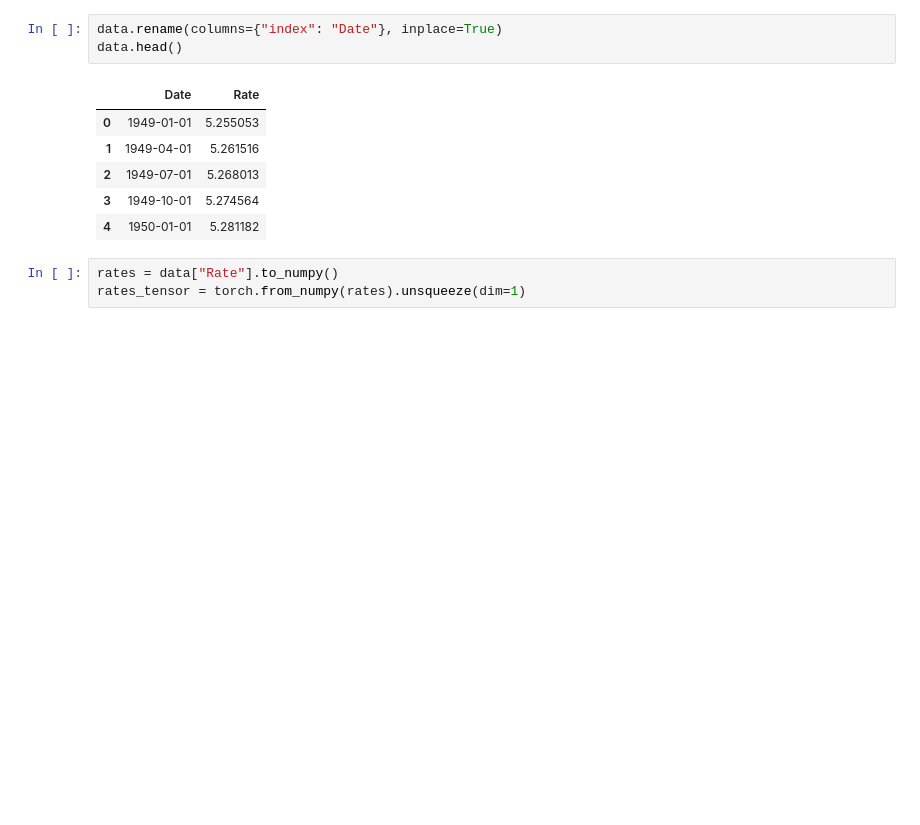
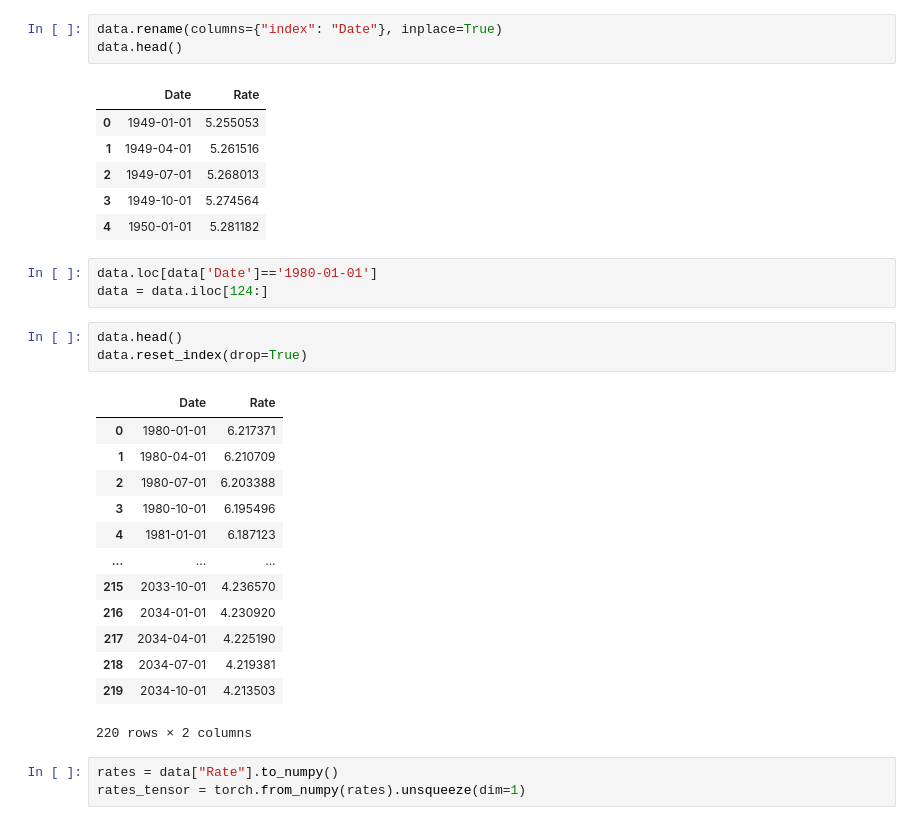
Before and after one commit to alt-rahul/regression, a Jupyter notebook: train.ipynb, the cells around one changed output. Cells and saved outputs as stored; diff of their text form; blank space fills up the shorter version.

```diff
--- a/train.ipynb
+++ b/train.ipynb
@@ -66,6 +66,26 @@ data.head()
 | 2 | 1949-07-01 | 5.268013 |
 | 3 | 1949-10-01 | 5.274564 |
 | 4 | 1950-01-01 | 5.281182 |
+# %%
+data.loc[data['Date']=='1980-01-01']
+data = data.iloc[124:]
+# %%
+data.head()
+data.reset_index(drop=True)
+# %% [output]
+|  | Date | Rate |
+| 0 | 1980-01-01 | 6.217371 |
+| 1 | 1980-04-01 | 6.210709 |
+| 2 | 1980-07-01 | 6.203388 |
+| 3 | 1980-10-01 | 6.195496 |
+| 4 | 1981-01-01 | 6.187123 |
+| ... | ... | ... |
+| 215 | 2033-10-01 | 4.236570 |
+| 216 | 2034-01-01 | 4.230920 |
+| 217 | 2034-04-01 | 4.225190 |
+| 218 | 2034-07-01 | 4.219381 |
+| 219 | 2034-10-01 | 4.213503 |
+220 rows × 2 columns
 # %%
 rates = data["Rate"].to_numpy()
 rates_tensor = torch.from_numpy(rates).unsqueeze(dim=1)
```
Also changed, not shown: parts of 1 cell of this notebook.
